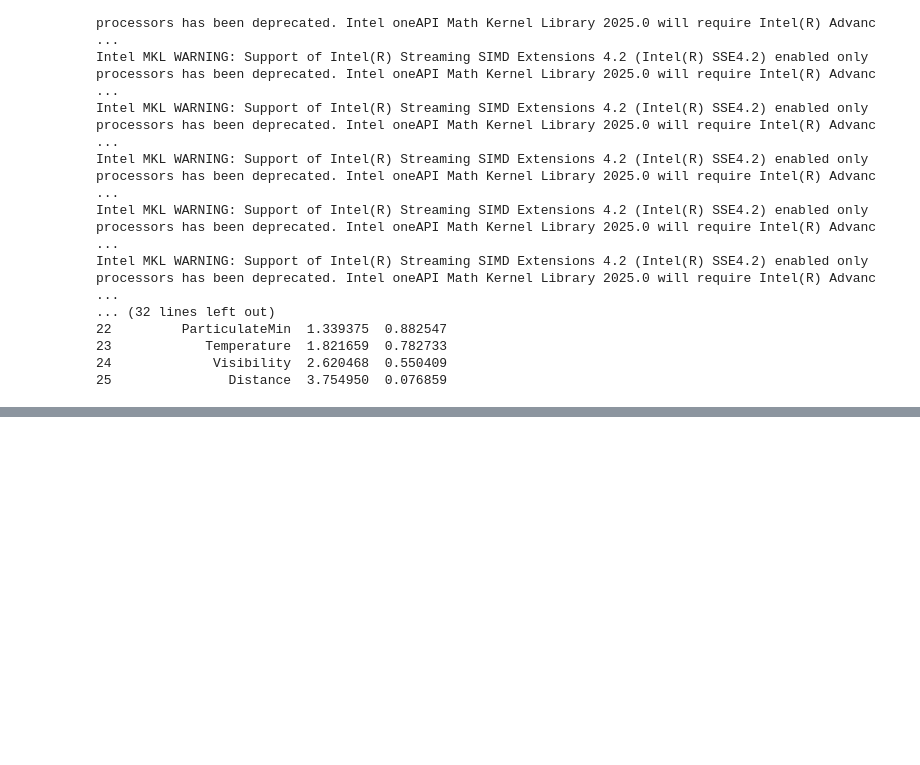
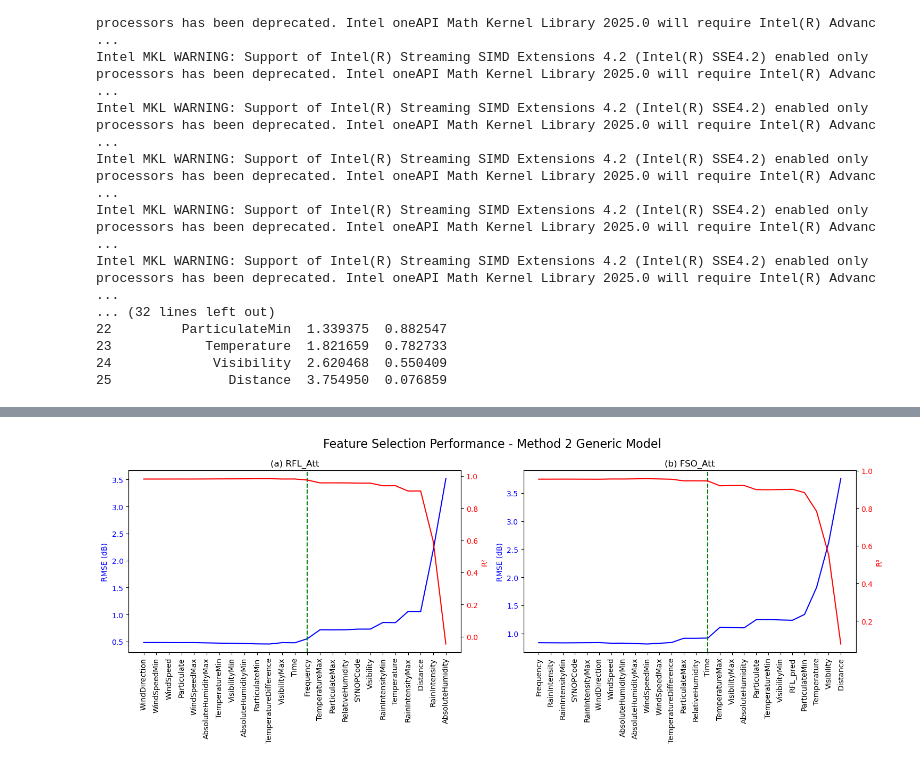
Before and after one commit to shavinkalu23/predictive_modelling_link_attenuation, a Jupyter notebook: method2.ipynb, the cells around one changed output, grey strips where cells are left out. Cells and saved outputs as stored; diff of their text form; code cells hidden in the pictures; blank space fills up the shorter version.

```diff
--- a/method2.ipynb
+++ b/method2.ipynb
@@ -257,16 +254,3 @@ def method2_rfl_to_fso_generic(train_data, test_data,
     # corr, _ = pearsonr(rfl_test_pred, fso_test_pred)
 
     return best_model, final_features, selection_table, threshold_idx
-# %%
-fso_model_method2, selected_feats_method2, fso_table, fso_threshold = method2_rfl_to_fso_generic(
-    train_data=train_data,
-    test_data=test_data,
-    rfl_features_generic=rfl_important_features['generic'],
-    rfl_model_generic=rfl_models['generic'],  # your pre-trained RFL generic model
-    param_grid=param_grid,
-    random_state=42
-)
-
-print("Final selected features:", selected_feats_method2)
-print("Hyperparameter-tuned FSO model:", fso_model_method2)
-print("Feature-selection iteration log:\n", fso_table)
@@ -560,3 +554,80 @@ fig, axes = plot_feature_selection(
     fso_threshold=fso_threshold,
     title="Feature Selection Performance - Method 3 Generic Model"
 )
+# %%
+import os
+import pickle
+
+# Define file paths
+method2_results_path = model_path+ "method2_results.pkl"
+method3_results_path = model_path+ "method3_results.pkl"
+
+# Function to load or run and save results
+def load_or_run_method(file_path, method_func, **kwargs):
+    if os.path.exists(file_path):
+        print(f"Loading results from {file_path}...")
+        with open(file_path, "rb") as f:
+            results = pickle.load(f)
+    else:
+        print(f"Running {method_func.__name__} and saving results...")
+        results = method_func(**kwargs)
+        with open(file_path, "wb") as f:
+            pickle.dump(results, f)
+    return results
+
+# Run or load Method 2
+fso_model_method2, selected_feats_method2, fso_table_method2, fso_threshold = load_or_run_method(
+    method2_results_path,
+    method2_rfl_to_fso_generic,
+    train_data=train_data,
+    test_data=test_data,
+    rfl_features_generic=rfl_important_features['generic'],
+    rfl_model_generic=rfl_models['generic'],
+    param_grid=param_grid,
+    random_state=42
+)
+
+print("Final selected features (Method 2):", selected_feats_method2)
+print("Hyperparameter-tuned FSO model (Method 2):", fso_model_method2)
+
+# Extract feature selection table and obtain threshold index
+rfl_table = rfl_table_final[rfl_table_final['SYNOPCode'] == 'generic']
+rfl_threshold = find_threshold(rfl_table)
+
+# Plot feature selection performance for Method 2
+fig, axes = plot_feature_selection(
+    rfl_table=rfl_table,
+    fso_table=fso_table_method2,
+    rfl_threshold=rfl_threshold,
+    fso_threshold=fso_threshold,
+    title="Feature Selection Performance - Method 2 Generic Model"
+)
+
+# Run or load Method 3
+rfl_model_method3, selected_feats_method3, rfl_table_method3, rfl_threshold = load_or_run_method(
+    method3_results_path,
+    method3_fso_to_rfl_generic,
+    train_data=train_data,
+    test_data=test_data,
+    fso_features_generic=fso_important_features['generic'],
+    fso_model_generic=fso_models['generic'],
+    param_grid=param_grid,
+    random_state=42
+)
+
+print("Final selected features (Method 3):", selected_feats_method3)
+print("Hyperparameter-tuned FSO model (Method 3):", rfl_model_method3)
+
+# Extract feature selection table and obtain threshold index
+fso_table = fso_table_final[fso_table_final['SYNOPCode'] == 'generic']
+fso_threshold = find_threshold(rfl_table_method3)
+
+# Plot feature selection performance for Method 3
+fig, axes = plot_feature_selection(
+    rfl_table=rfl_table_method3,
+    fso_table=fso_table,
+    rfl_threshold=rfl_threshold,
+    fso_threshold=fso_threshold,
+    title="Feature Selection Performance - Method 3 Generic Model"
+)
+# %% [output]
@@ -562,0 +638 @@ fig, axes = plot_feature_selection(
+[figure, added]
```
Also changed, not shown: parts of 15 cells of this notebook, 2 other files.
